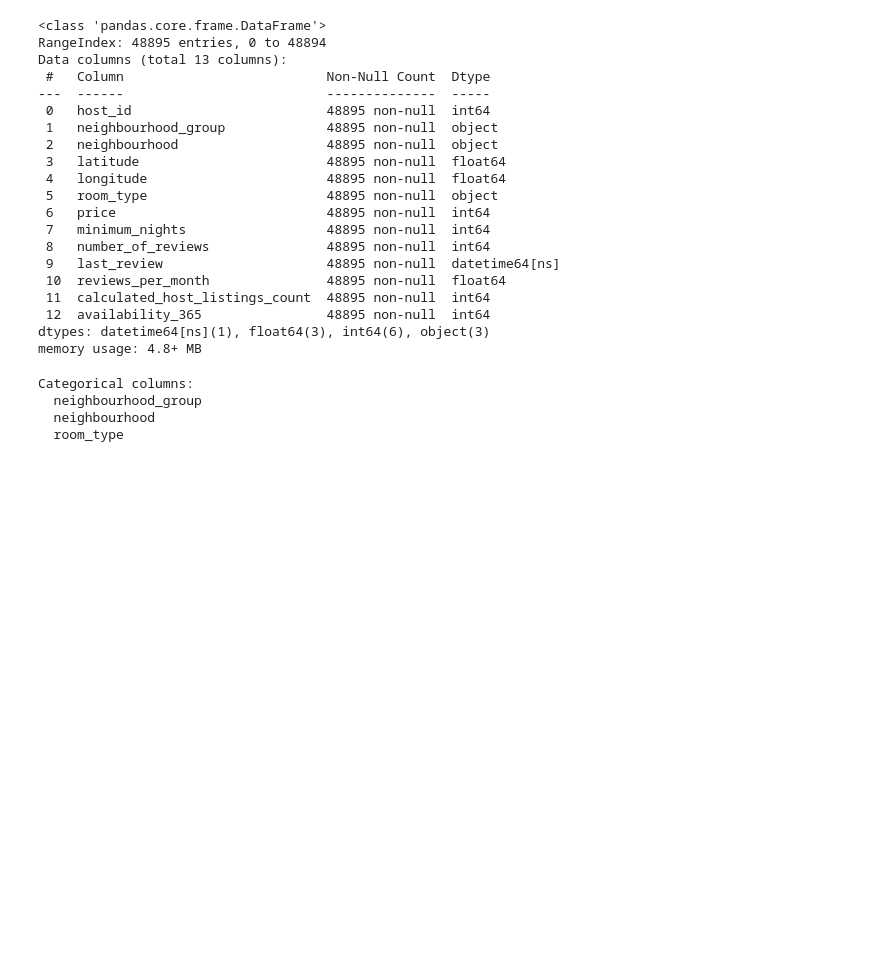
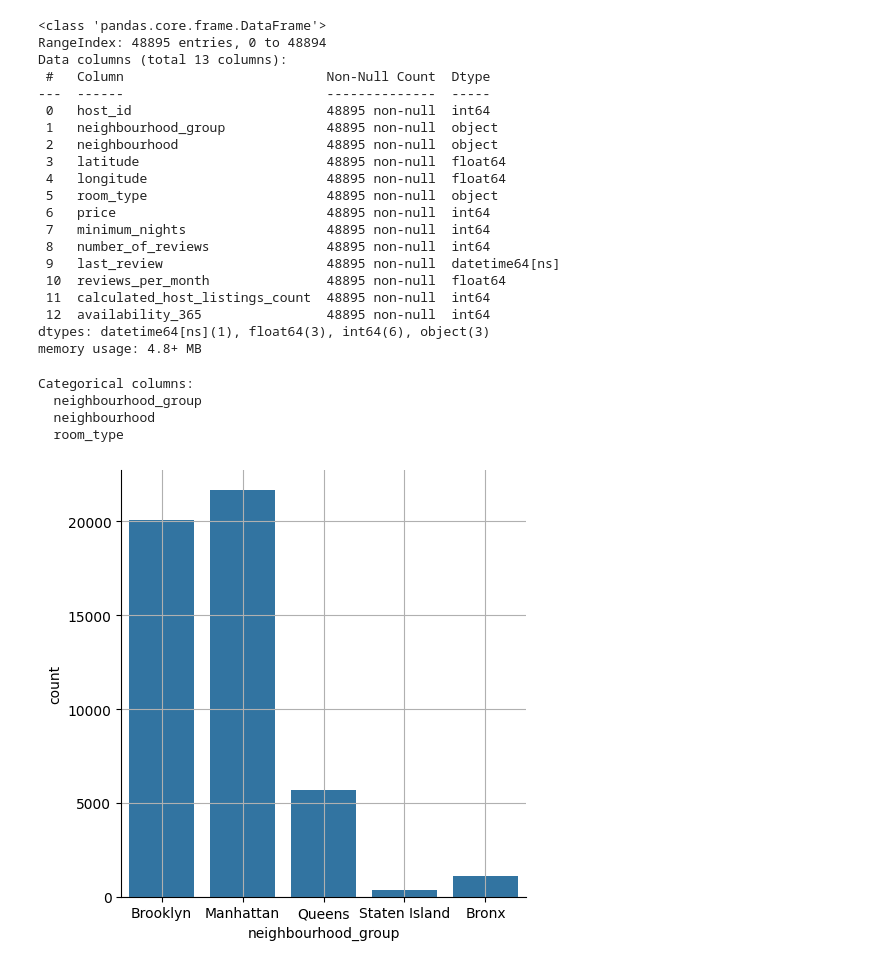
Before and after one commit to 4GeeksAcademy/fer-romerEDA, a Jupyter notebook: src/explore.ipynb, the cells around one changed output. Cells and saved outputs as stored; diff of their text form; code cells hidden in the pictures; blank space fills up the shorter version.

```diff
--- a/src/explore.ipynb
+++ b/src/explore.ipynb
@@ -270,3 +270,8 @@ Categorical columns:
   neighbourhood_group
   neighbourhood
   room_type
+# %%
+sns.catplot(x=AB_NYC_2019['neighbourhood_group'], kind='count')
+plt.grid()
+# %% [output]
+[figure, added]
```
Also changed, not shown: parts of 5 cells of this notebook.
